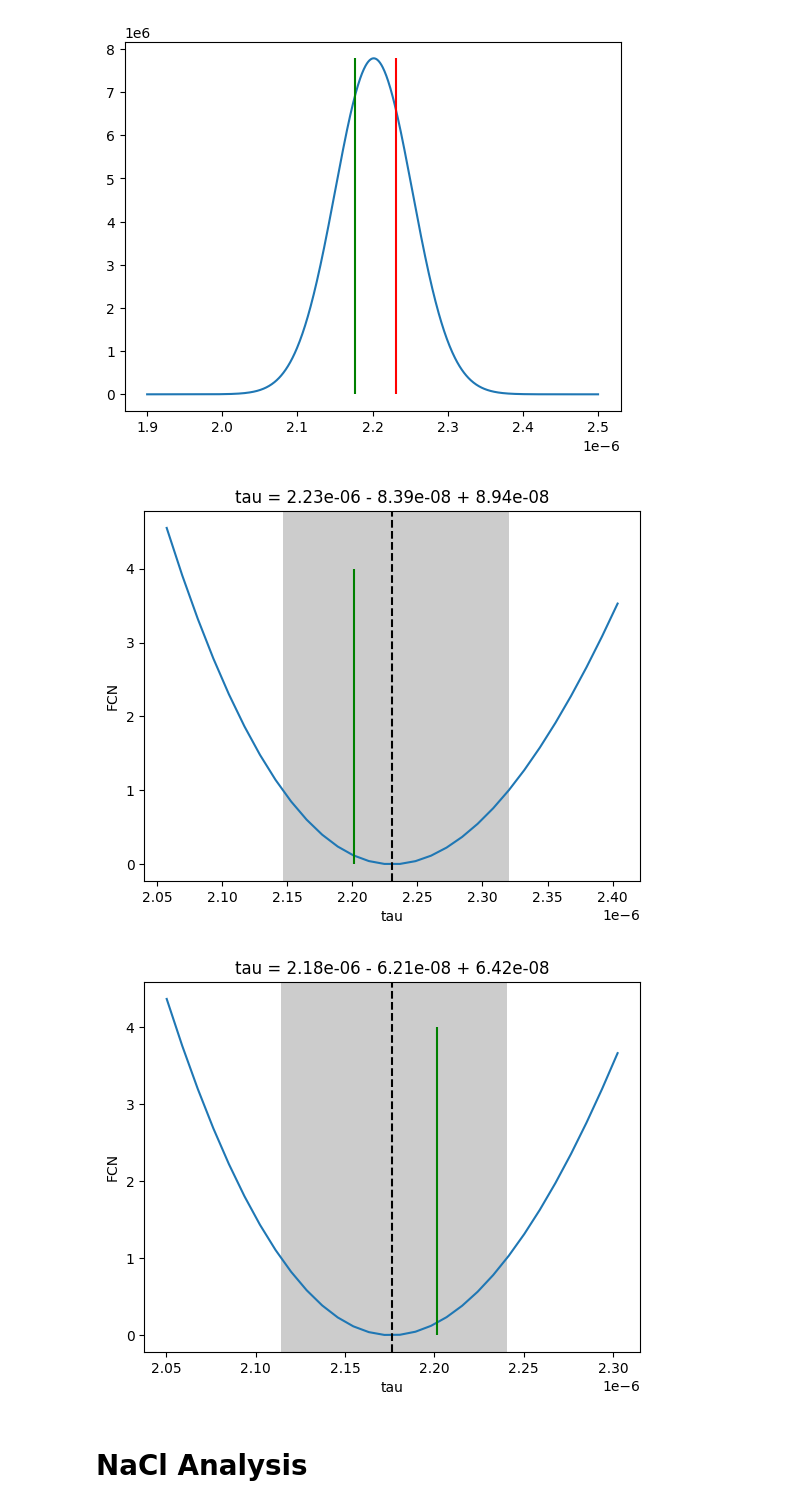
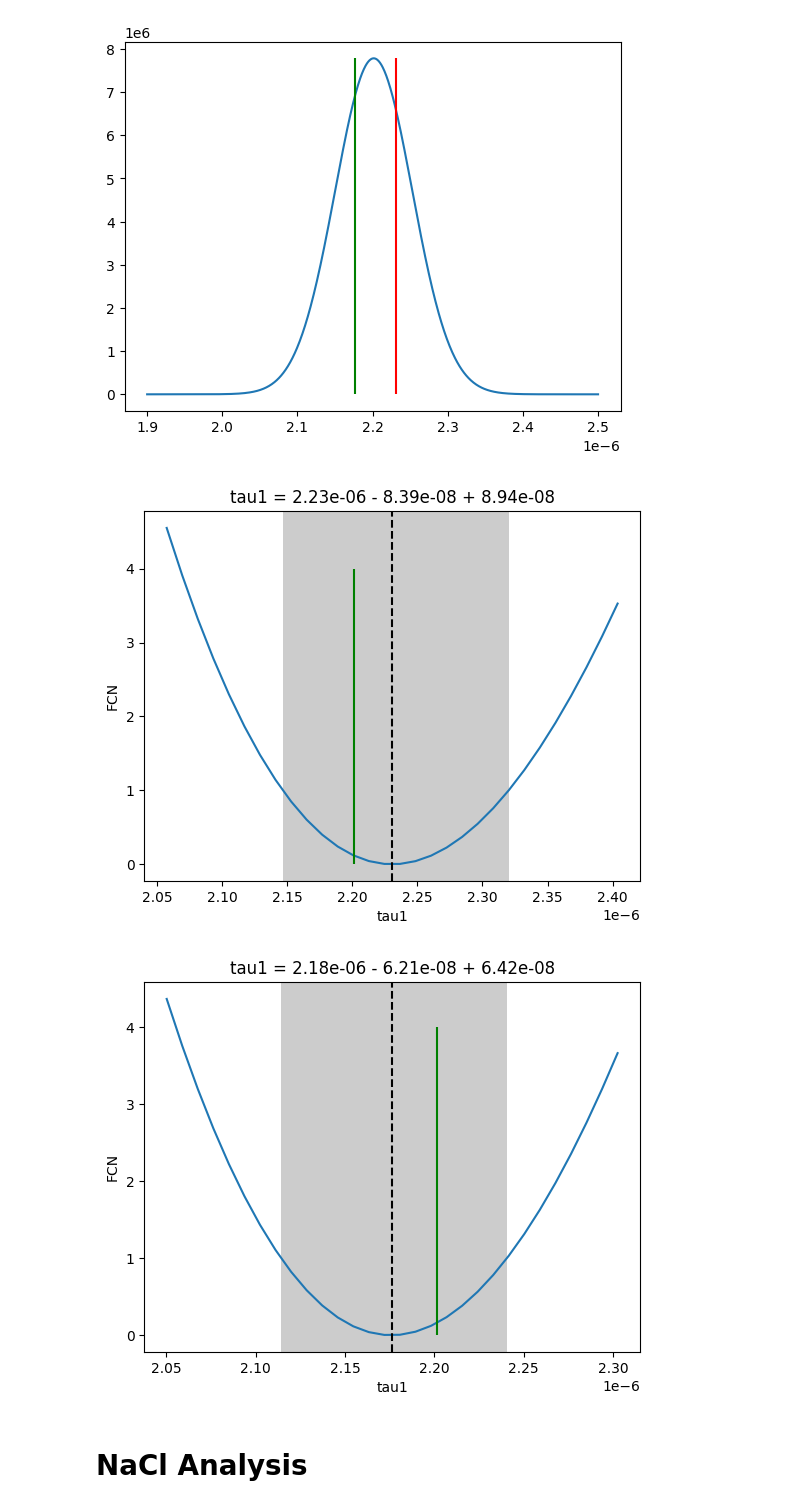
Before and after one commit to Matti-z/Lab-muons, a Jupyter notebook: hist_definitivo.ipynb, the cells around one changed output. Drawn from its saved outputs; the diff is of its cells as text; code cells hidden in the pictures.

```diff
--- a/hist_definitivo.ipynb
+++ b/hist_definitivo.ipynb
@@ -425,14 +419,14 @@ data_p_refact = data_p[data_p>5e-7]
 
 
 print(len(data_g) , len(data_p))
-exp_unif_args = {"freq": 0.9,  "tau": TAU_MU , "A":0}
+exp_unif_args = {"freq_exp1": 0.9,  "tau1": TAU_MU , "A":0}
 g = dataset_analysis( data_g_refact , exp_unif , bins = n_bins , args=exp_unif_args)
-g.limits["freq"] = (0,1) #type:ignore
+g.limits["freq_exp1"] = (0,1) #type:ignore
 # g.fixed["e"] = True
 end(g)
 
 p = dataset_analysis( data_p_refact , exp_unif , bins = n_bins , args=exp_unif_args)
-p.limits["freq"] = (0,1) #type:ignore
+p.limits["freq_exp1"] = (0,1) #type:ignore
 # p.fixed["e"] = True
 end(p)
 
@@ -444,7 +438,7 @@ complete_salt_refact = complete_salt[complete_salt>5e-7]
 
 
 comp = dataset_analysis( complete_salt_refact , exp_unif , bins = n_bins , args=exp_unif_args)
-comp.limits["freq"] = (0,1) #type:ignore
+comp.limits["freq_exp1"] = (0,1) #type:ignore
 # comp.fixed["e"] = True
 end(comp)
 # %% [output]
@@ -535,19 +529,19 @@ print( p_value , z_score_p)
 0.49999913174661964 2.1763884726155187e-06
 [figure]
 # %%
-g.draw_mnprofile("tau")
+g.draw_mnprofile("tau1")
 # p.draw_mnprofile("tau")
 
-plt.vlines(comp.values["tau"] , 0  ,4 , colors="green")
+plt.vlines(comp.values["tau1"] , 0  ,4 , colors="green")
 plt.show()
 
-p.draw_mnprofile("tau")
+p.draw_mnprofile("tau1")
 
-plt.vlines(comp.values["tau"] , 0  ,4 , colors="green")
+plt.vlines(comp.values["tau1"] , 0  ,4 , colors="green")
 plt.show()
 # %% [output]
-[figure, old version]
+[figure, new version]
-[figure, old version]
+[figure, new version]
 # %% [markdown]
 # NaCl Analysis
 # %% [markdown]
```
Also changed, not shown: parts of 16 cells of this notebook, 4 other files.
